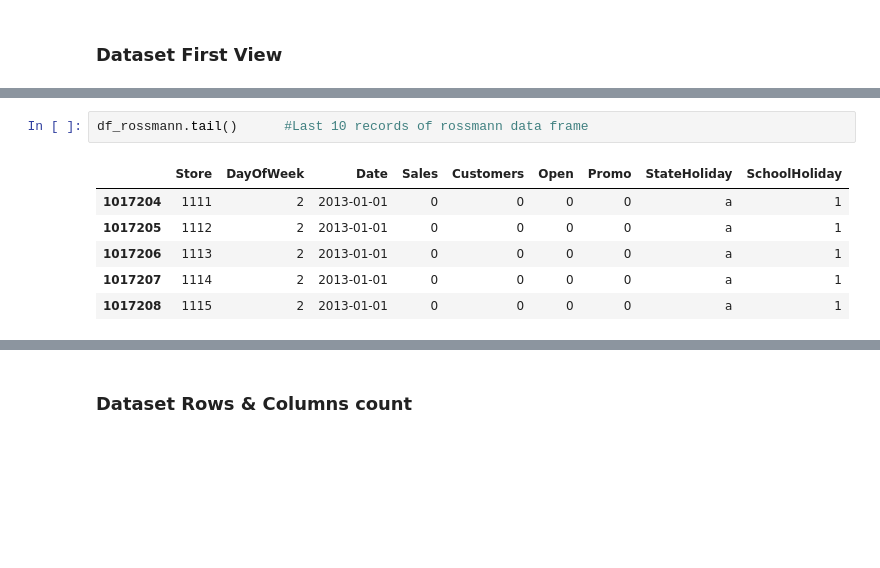
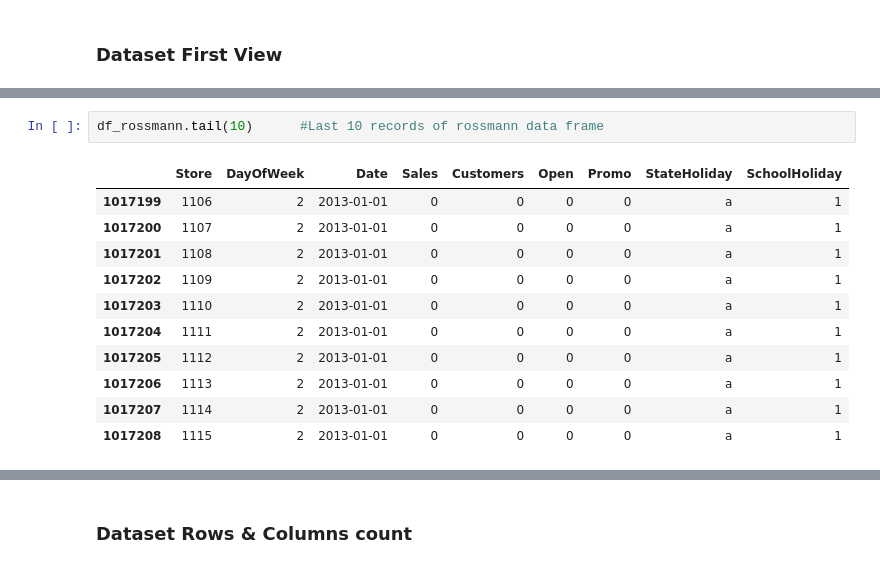
Before and after one commit to kapilkukreja469/Retail_sales_pridiction, a Jupyter notebook: Retail_sales_pridiction_Kapil_kukreja.ipynb, the cells around one changed output, grey strips where cells are left out. Saved outputs shown, nothing was run; the diff lists cells and outputs as text; blank space fills up the shorter version.

```diff
--- a/Retail_sales_pridiction_Kapil_kukreja.ipynb
+++ b/Retail_sales_pridiction_Kapil_kukreja.ipynb
@@ -134,7 +139,12 @@ df_rossmann.head(10)      #First 10 records of rossmann data frame
 # %%
-df_rossmann.tail()      #Last 10 records of rossmann data frame
+df_rossmann.tail(10)      #Last 10 records of rossmann data frame
 # %% [output]
 |  | Store | DayOfWeek | Date | Sales | Customers | Open | Promo | StateHoliday | SchoolHoliday |
+| 1017199 | 1106 | 2 | 2013-01-01 | 0 | 0 | 0 | 0 | a | 1 |
+| 1017200 | 1107 | 2 | 2013-01-01 | 0 | 0 | 0 | 0 | a | 1 |
+| 1017201 | 1108 | 2 | 2013-01-01 | 0 | 0 | 0 | 0 | a | 1 |
+| 1017202 | 1109 | 2 | 2013-01-01 | 0 | 0 | 0 | 0 | a | 1 |
+| 1017203 | 1110 | 2 | 2013-01-01 | 0 | 0 | 0 | 0 | a | 1 |
 | 1017204 | 1111 | 2 | 2013-01-01 | 0 | 0 | 0 | 0 | a | 1 |
 | 1017205 | 1112 | 2 | 2013-01-01 | 0 | 0 | 0 | 0 | a | 1 |
 | 1017206 | 1113 | 2 | 2013-01-01 | 0 | 0 | 0 | 0 | a | 1 |
```
Also changed, not shown: parts of 8 cells of this notebook.
